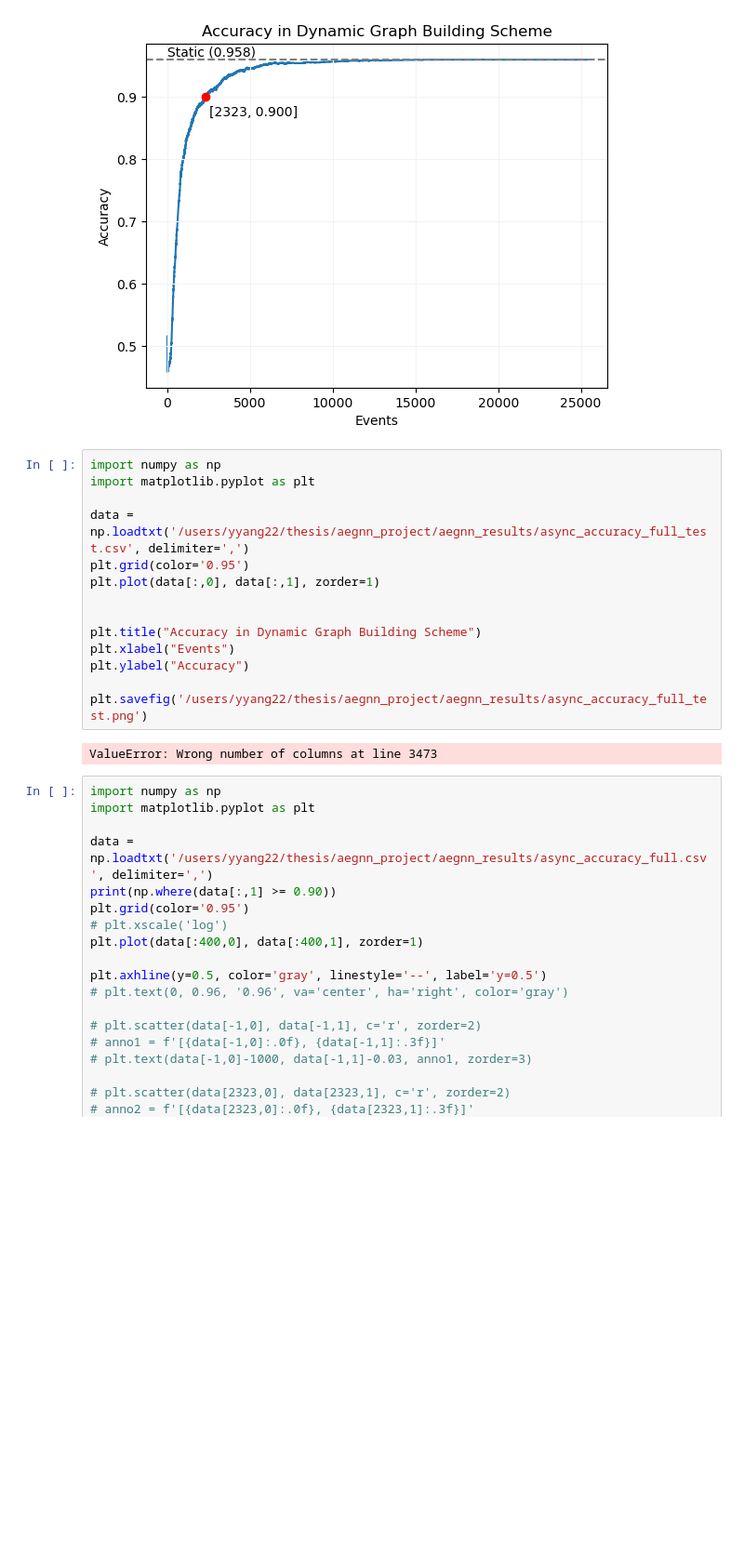
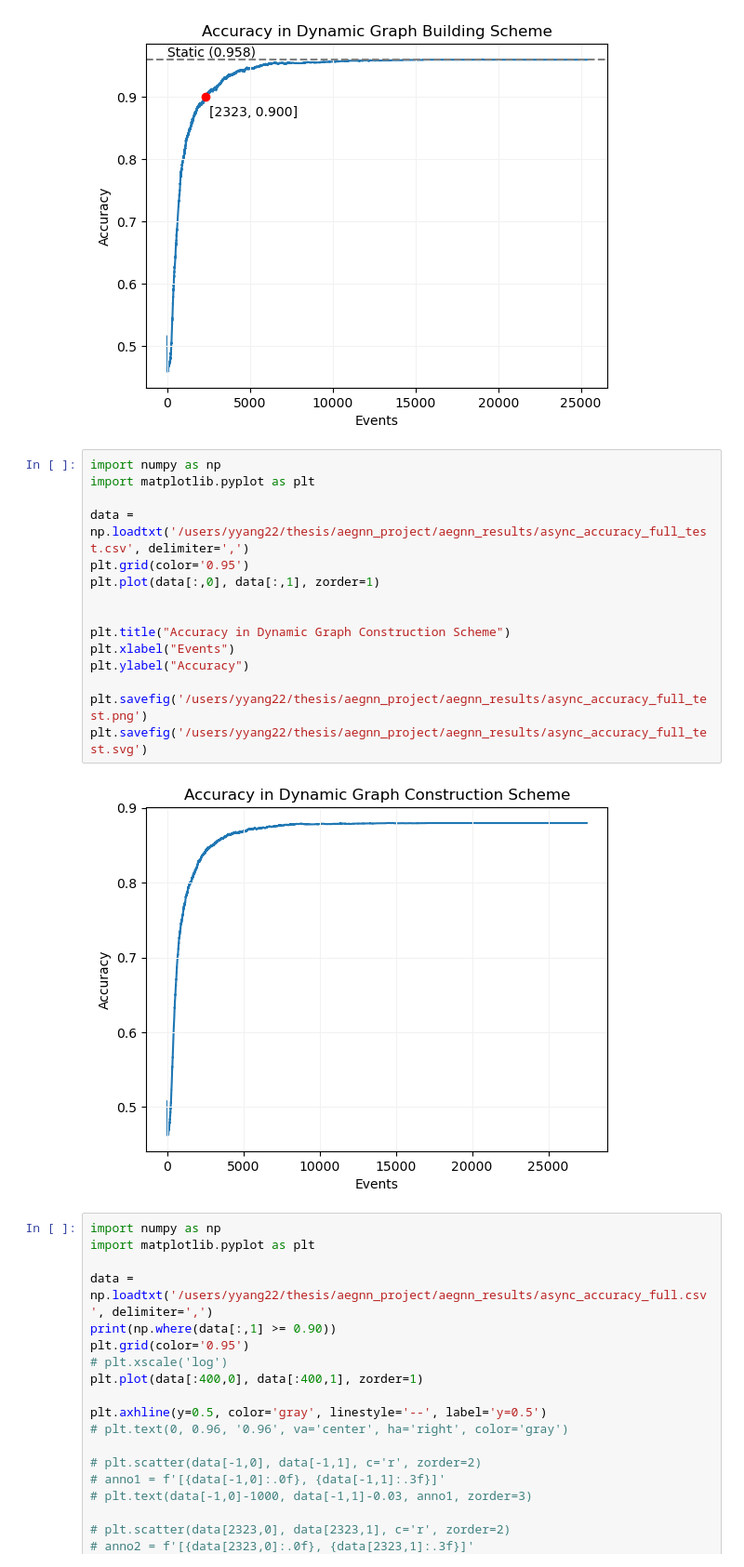
Before and after one commit to whybear0510/aegnn, a Jupyter notebook: scratch/fig.ipynb, the cells around one changed output. Shown at 93% size. Cells and saved outputs as stored; diff of their text form; blank space fills up the shorter version.

```diff
--- a/scratch/fig.ipynb
+++ b/scratch/fig.ipynb
@@ -67,19 +67,20 @@ plt.savefig('/users/yyang22/thesis/aegnn_project/aegnn_results/async_accuracy_fu
 # %%
 import numpy as np
 import matplotlib.pyplot as plt
 
 data = np.loadtxt('/users/yyang22/thesis/aegnn_project/aegnn_results/async_accuracy_full_test.csv', delimiter=',')
 plt.grid(color='0.95')
 plt.plot(data[:,0], data[:,1], zorder=1)
 
 
-plt.title("Accuracy in Dynamic Graph Building Scheme")
+plt.title("Accuracy in Dynamic Graph Construction Scheme")
 plt.xlabel("Events")
 plt.ylabel("Accuracy")
 
 plt.savefig('/users/yyang22/thesis/aegnn_project/aegnn_results/async_accuracy_full_test.png')
+plt.savefig('/users/yyang22/thesis/aegnn_project/aegnn_results/async_accuracy_full_test.svg')
 # %% [output]
-ValueError: Wrong number of columns at line 3473
+[figure, added]
 # %%
 import numpy as np
 import matplotlib.pyplot as plt
```
Also changed, not shown: 2 other files.
